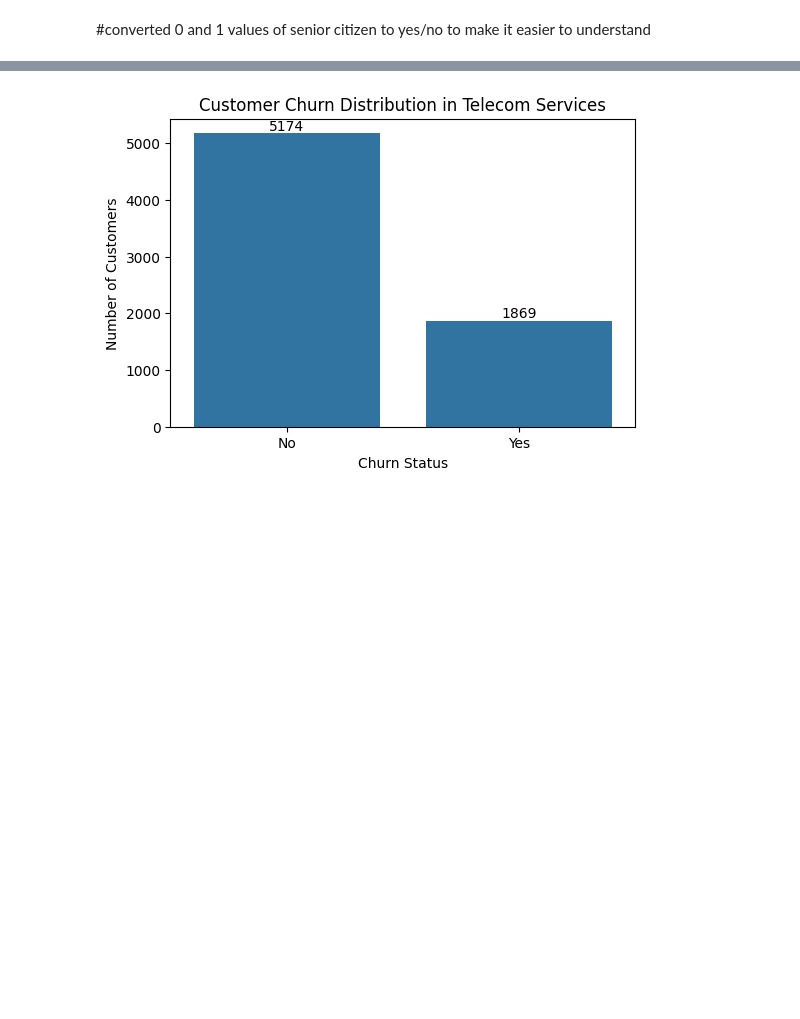
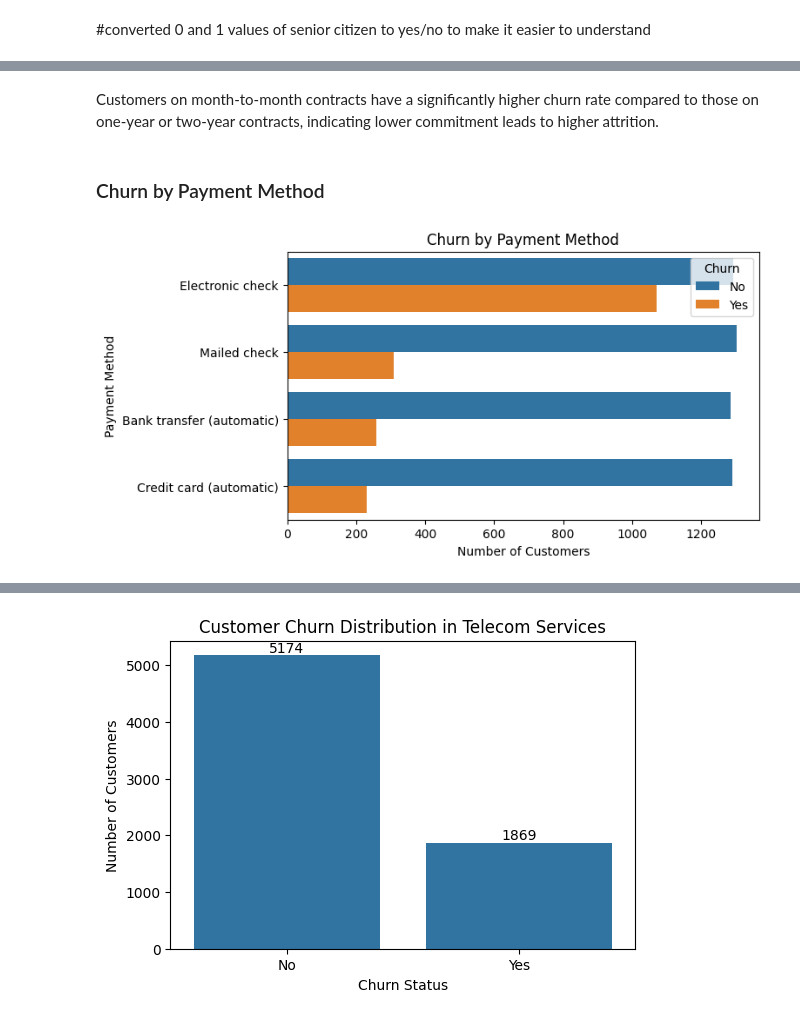
Before and after one commit to aryan050200/Customer-Churn-Analysis-Telecom, a Jupyter notebook: Customer_Churn_Analysis_Aryan_Kumar.ipynb, the cells around one changed output, grey strips where cells are left out. Drawn from its saved outputs; the diff is of its cells as text; code cells hidden in the pictures; blank space fills up the shorter version.

```diff
--- a/Customer_Churn_Analysis_Aryan_Kumar.ipynb
+++ b/Customer_Churn_Analysis_Aryan_Kumar.ipynb
@@ -114,0 +128,13 @@ df['SeniorCitizen'] = df["SeniorCitizen"].apply(conv)
+# %% [markdown]
+Customers on month-to-month contracts have a significantly higher churn rate compared to those on one-year or two-year contracts, indicating lower commitment leads to higher attrition.
+# %% [markdown]
+### Churn by Payment Method
+# %%
+plt.figure(figsize=(7,4))
+sns.countplot(y='PaymentMethod', hue='Churn', data=df)
+plt.title('Churn by Payment Method')
+plt.xlabel('Number of Customers')
+plt.ylabel('Payment Method')
+plt.show()
+# %% [output]
+[figure, added]
```
Also changed, not shown: parts of 10 cells of this notebook.
